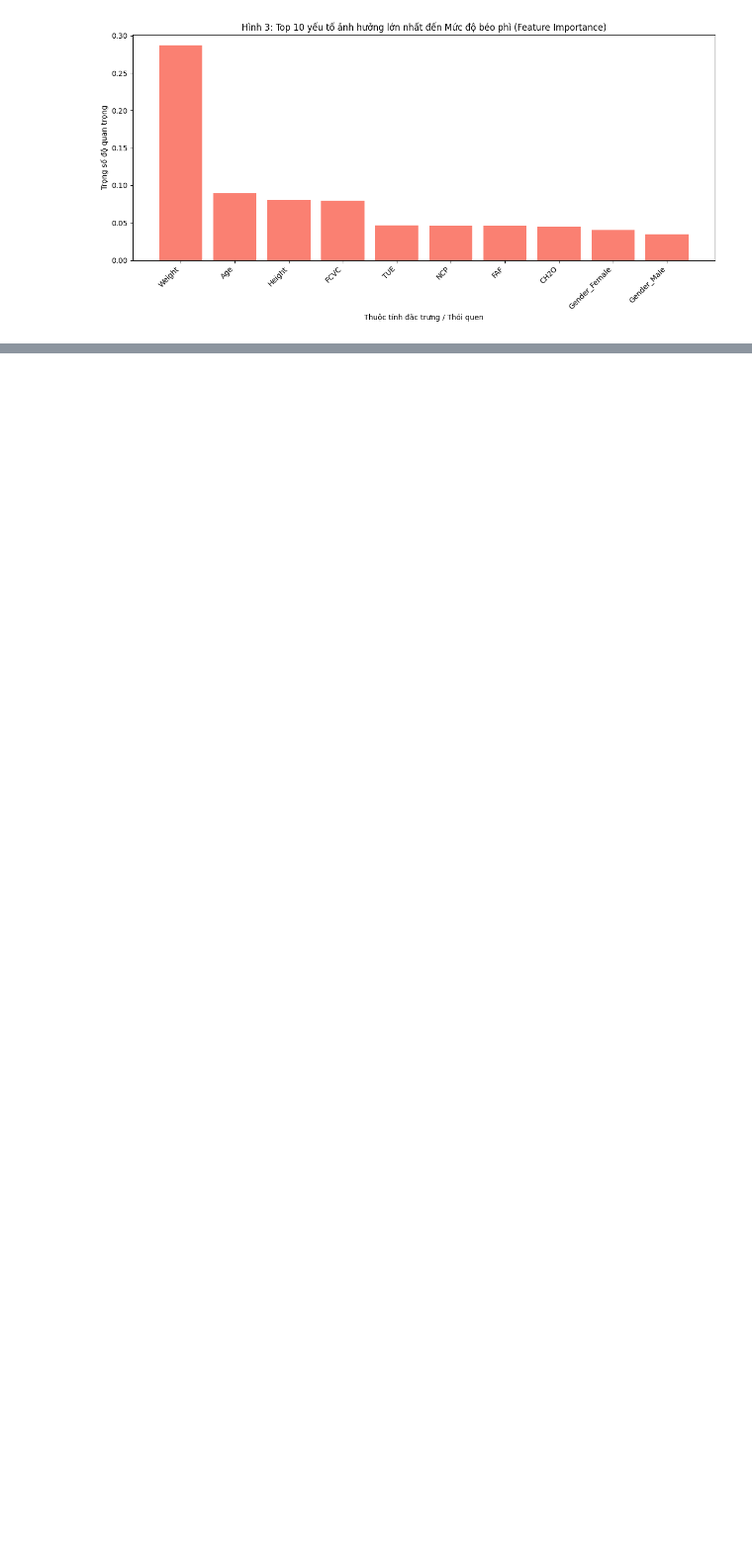
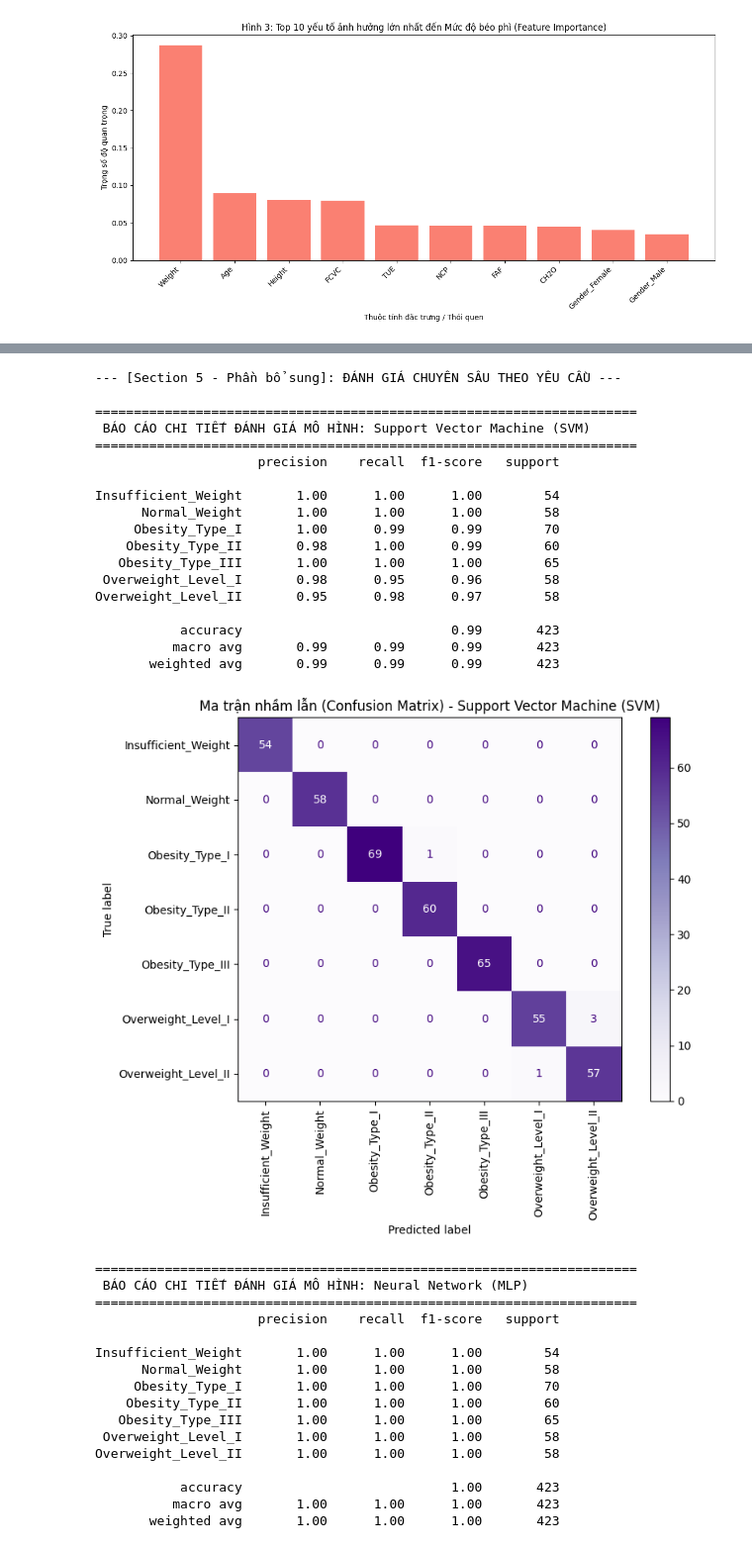
Before and after one commit to VuThienSinh-23130276/obesity-prediction-ML, a Jupyter notebook: obesity_prediction.ipynb, the cells around one changed output, grey strips where cells are left out. Shown at 99% size. Saved outputs shown, nothing was run; the diff lists cells and outputs as text; code cells hidden in the pictures; blank space fills up the shorter version.

```diff
--- a/obesity_prediction.ipynb
+++ b/obesity_prediction.ipynb
@@ -338,0 +360,73 @@ plt.show()
+# %%
+# =========================================================================
+# SECTION 5 (TIẾP THEO): BÁO CÁO CHI TIẾT & MA TRẬN NHẦM LẪN (CLASSIFICATION REPORT)
+# Được thực hiện bởi Vũ Thiên Sinh (Đáp ứng góp ý nâng cấp đồ án)
+# =========================================================================
+from sklearn.metrics import classification_report, confusion_matrix, ConfusionMatrixDisplay
+
+print("--- [Section 5 - Phần bổ sung]: ĐÁNH GIÁ CHUYÊN SÂU THEO YÊU CẦU ---")
+
+# Lấy 2 mô hình tốt nhất sau khi quét cạn của bạn
+best_models = {
+    'Support Vector Machine (SVM)': svm_grid.best_estimator_,
+    'Neural Network (MLP)': mlp_grid.best_estimator_
+}
+
+# Vòng lặp tự động in ra Classification Report và vẽ Confusion Matrix cho từng mô hình
+for name, model in best_models.items():
+    print("\n" + "="*70)
+    print(f" BÁO CÁO CHI TIẾT ĐÁNH GIÁ MÔ HÌNH: {name}")
+    print("="*70)
+
+    # Dự đoán trên tập X_test đã được Phú chia từ trước
+    y_pred = model.predict(X_test)
+
+    # 1. In bảng Classification Report (Precision, Recall, F1-Score từng lớp béo phì)
+    print(classification_report(y_test, y_pred, target_names=label_encoder.classes_))
+
+    # 2. Vẽ và hiển thị trực quan Ma trận nhầm lẫn (Confusion Matrix)
+    fig, ax = plt.subplots(figsize=(9, 7))
+    cm = confusion_matrix(y_test, y_pred)
+    disp = ConfusionMatrixDisplay(confusion_matrix=cm, display_labels=label_encoder.classes_)
+    disp.plot(cmap='Purples', xticks_rotation='vertical', ax=ax)
+    plt.title(f"Ma trận nhầm lẫn (Confusion Matrix) - {name}")
+    plt.tight_layout()
+    plt.show()
+
+print("\n=> ĐÃ XUẤT XONG BẢNG BÁO CÁO CHI TIẾT VÀ CON FUSION MATRIX CHO SVM & MLP!")
+# %% [output]
+--- [Section 5 - Phần bổ sung]: ĐÁNH GIÁ CHUYÊN SÂU THEO YÊU CẦU ---
+
+======================================================================
+ BÁO CÁO CHI TIẾT ĐÁNH GIÁ MÔ HÌNH: Support Vector Machine (SVM)
+======================================================================
+                     precision    recall  f1-score   support
+
+Insufficient_Weight       1.00      1.00      1.00        54
+      Normal_Weight       1.00      1.00      1.00        58
+     Obesity_Type_I       1.00      0.99      0.99        70
+    Obesity_Type_II       0.98      1.00      0.99        60
+   Obesity_Type_III       1.00      1.00      1.00        65
+ Overweight_Level_I       0.98      0.95      0.96        58
+Overweight_Level_II       0.95      0.98      0.97        58
+
+           accuracy                           0.99       423
+          macro avg       0.99      0.99      0.99       423
+       weighted avg       0.99      0.99      0.99       423
+[figure, added]
+======================================================================
+ BÁO CÁO CHI TIẾT ĐÁNH GIÁ MÔ HÌNH: Neural Network (MLP)
+======================================================================
+                     precision    recall  f1-score   support
+
+Insufficient_Weight       1.00      1.00      1.00        54
+      Normal_Weight       1.00      1.00      1.00        58
+     Obesity_Type_I       1.00      1.00      1.00        70
+    Obesity_Type_II       1.00      1.00      1.00        60
+   Obesity_Type_III       1.00      1.00      1.00        65
+ Overweight_Level_I       1.00      1.00      1.00        58
+Overweight_Level_II       1.00      1.00      1.00        58
+
+           accuracy                           1.00       423
+          macro avg       1.00      1.00      1.00       423
+       weighted avg       1.00      1.00      1.00       423
```
Also changed, not shown: parts of 3 cells of this notebook.
